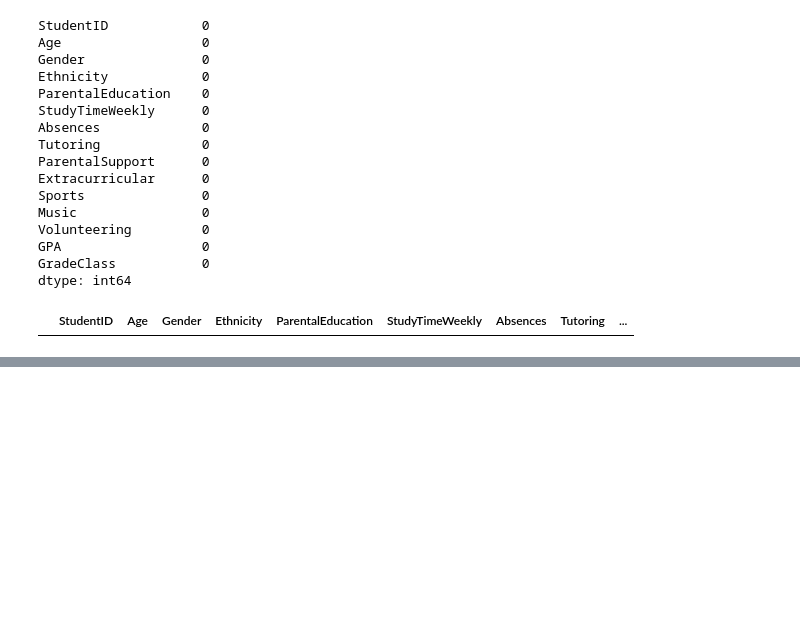
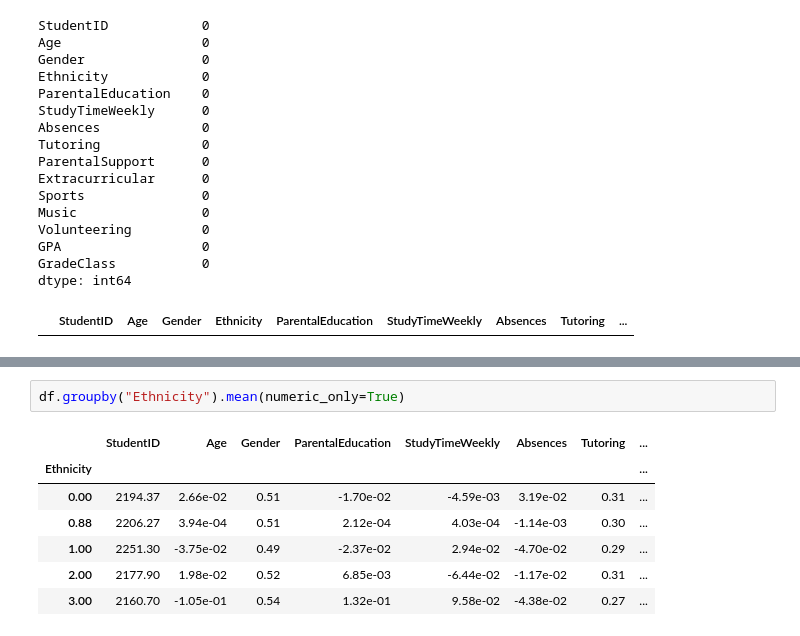
Before and after one commit to hfeteh/hfeteh, a Jupyter notebook: Students_Performance.ipynb, the cells around one changed output, grey strips where cells are left out. Saved outputs shown, nothing was run; the diff lists cells and outputs as text; blank space fills up the shorter version.

```diff
--- a/Students_Performance.ipynb
+++ b/Students_Performance.ipynb
@@ -375,0 +716,10 @@ dtype: int64
+# %%
+df.groupby("Ethnicity").mean(numeric_only=True)
+# %% [output]
+|  | StudentID | Age | Gender | ParentalEducation | StudyTimeWeekly | Absences | Tutoring | ... |
+| Ethnicity |  |  |  |  |  |  |  | ... |
+| 0.00 | 2194.37 | 2.66e-02 | 0.51 | -1.70e-02 | -4.59e-03 | 3.19e-02 | 0.31 | ... |
+| 0.88 | 2206.27 | 3.94e-04 | 0.51 | 2.12e-04 | 4.03e-04 | -1.14e-03 | 0.30 | ... |
+| 1.00 | 2251.30 | -3.75e-02 | 0.49 | -2.37e-02 | 2.94e-02 | -4.70e-02 | 0.29 | ... |
+| 2.00 | 2177.90 | 1.98e-02 | 0.52 | 6.85e-03 | -6.44e-02 | -1.17e-02 | 0.31 | ... |
+| 3.00 | 2160.70 | -1.05e-01 | 0.54 | 1.32e-01 | 9.58e-02 | -4.38e-02 | 0.27 | ... |
```
Also changed, not shown: parts of 34 cells of this notebook.
